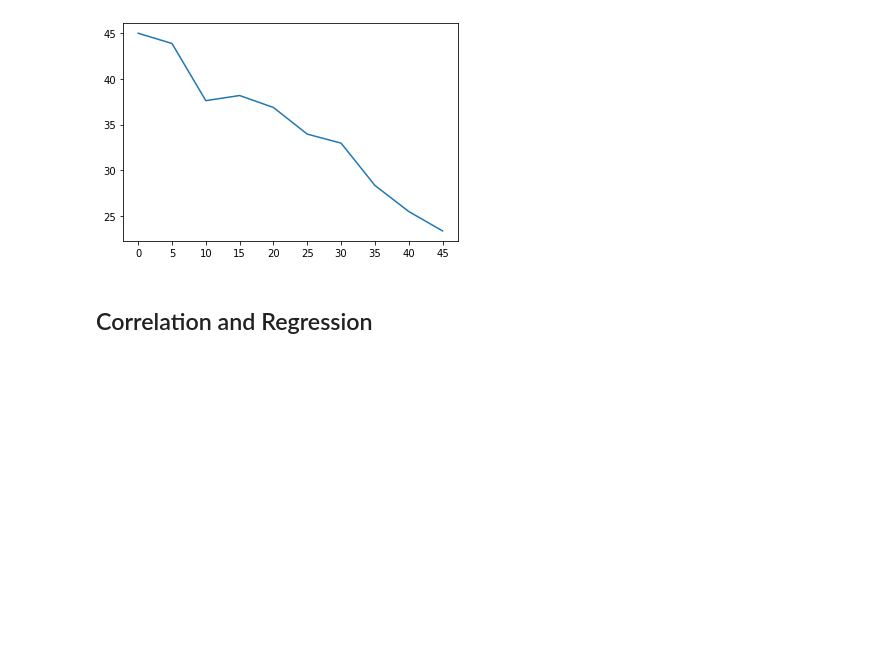
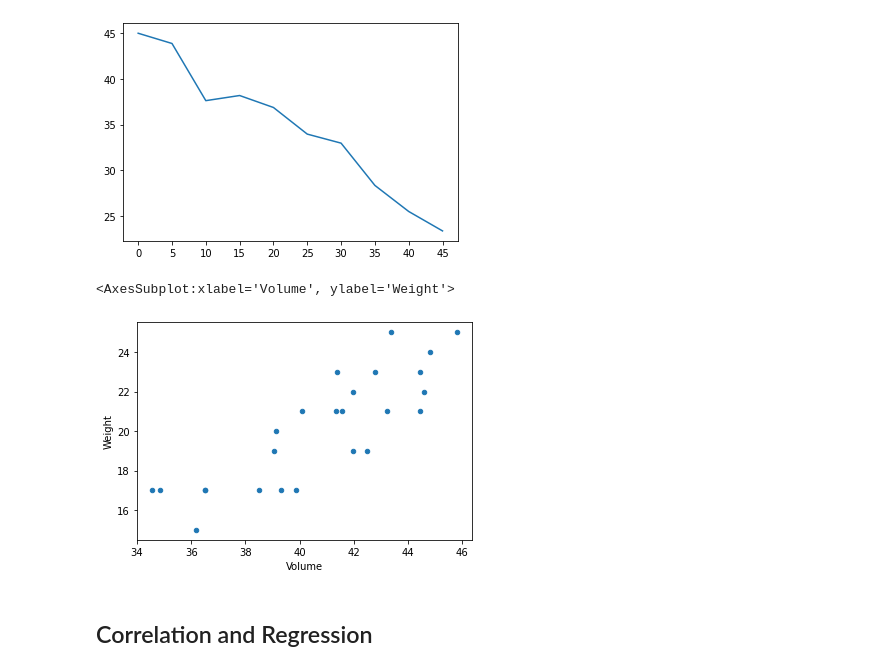
Before and after one commit to simoncastellanos9/matplotlib-challenge, a Jupyter notebook: pymaceuticals.ipynb, the cells around one changed output. Saved outputs shown, nothing was run; the diff lists cells and outputs as text; code cells hidden in the pictures; blank space fills up the shorter version.

Commit message:
Scatter Plot added

```diff
--- a/pymaceuticals.ipynb
+++ b/pymaceuticals.ipynb
@@ -194,6 +194,16 @@ line_plot, = plt.plot(x_axis,capo_df["Tumor Volume (mm3)"])
 [figure]
 # %%
 # Generate a scatter plot of average tumor volume vs. mouse weight for the Capomulin regimen
+capo2_df = clean_df.loc[(clean_df["Drug Regimen"] == "Capomulin"),:]
+capo3_df = capo2_df.groupby(['Mouse ID'])
+
+volu = capo3_df['Tumor Volume (mm3)'].mean()
+weight = capo3_df['Weight (g)'].mean()
+scatplot = pd.DataFrame({"Volume":volu,"Weight":weight})
+scatplot.plot(kind="scatter", x="Volume",y="Weight")
+# %% [output]
+<AxesSubplot:xlabel='Volume', ylabel='Weight'>
+[figure, added]
 # %% [markdown]
 ## Correlation and Regression
 # %%
```
